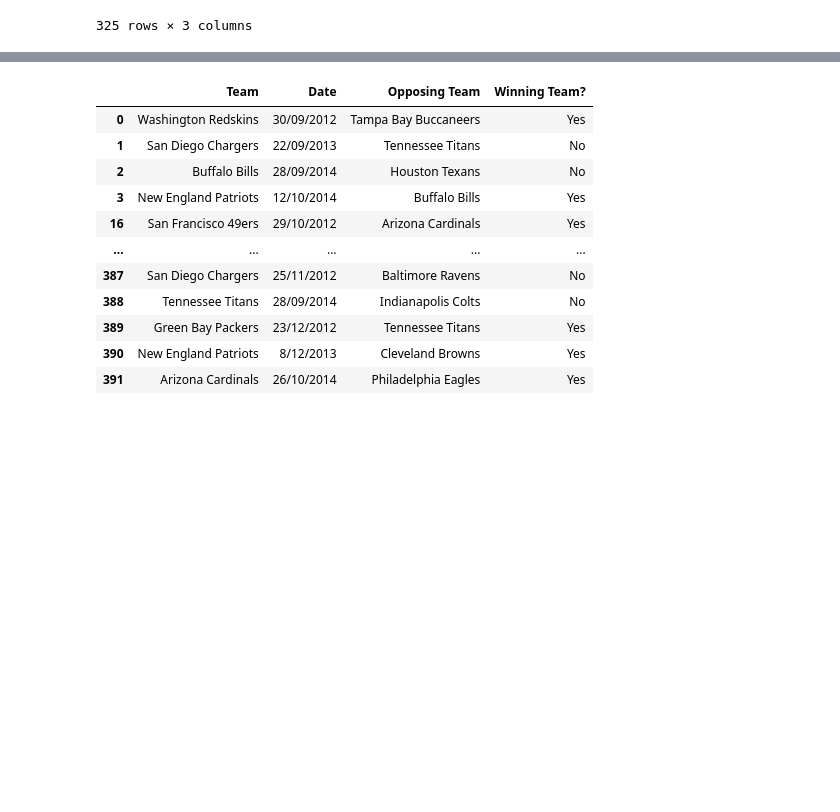
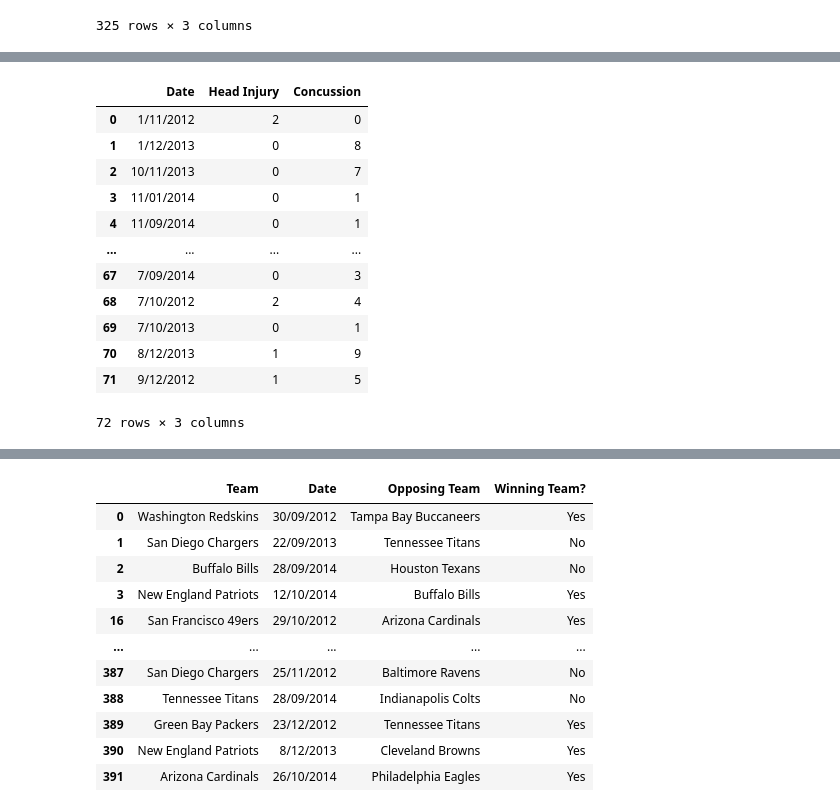
Before and after one commit to DunieCarrasco/nfl_concussion_analysis, a Jupyter notebook: win_lose_visualization.ipynb, the cells around one changed output, grey strips where cells are left out. Cells and saved outputs as stored; diff of their text form; code cells hidden in the pictures; blank space fills up the shorter version.

```diff
--- a/win_lose_visualization.ipynb
+++ b/win_lose_visualization.ipynb
@@ -164,0 +192,7 @@ team_concussion
+# %%
+head_injury = team_concussion.groupby(["Date"]).apply(lambda x: x[x["Reported Injury Type"] == "Head"]["Reported Injury Type"].count())
+# %%
+head_injury = pd.DataFrame(head_injury)
+head_injury = head_injury.reset_index()
+head_injury = head_injury.rename(columns = {"Date":"Date", 0:"Head Injury"})
+head_injury
@@ -164,0 +223,7 @@ team_concussion
+# %%
+concussion_injury = team_concussion.groupby(["Date"]).apply(lambda x: x[x["Reported Injury Type"] == "Concussion"]["Reported Injury Type"].count())
+# %%
+concussion_injury = pd.DataFrame(concussion_injury)
+concussion_injury = concussion_injury.reset_index()
+concussion_injury = concussion_injury.rename(columns = {"Date":"Date", 0:"Concussion"})
+concussion_injury
@@ -164,0 +244,18 @@ team_concussion
+# %%
+compare_head_injury_concussion = head_injury.merge(concussion_injury, left_on='Date', right_on='Date',
+          suffixes=('Head Injury', 'Concussion'))
+compare_head_injury_concussion
+# %% [output]
+|  | Date | Head Injury | Concussion |
+| 0 | 1/11/2012 | 2 | 0 |
+| 1 | 1/12/2013 | 0 | 8 |
+| 2 | 10/11/2013 | 0 | 7 |
+| 3 | 11/01/2014 | 0 | 1 |
+| 4 | 11/09/2014 | 0 | 1 |
+| ... | ... | ... | ... |
+| 67 | 7/09/2014 | 0 | 3 |
+| 68 | 7/10/2012 | 2 | 4 |
+| 69 | 7/10/2013 | 0 | 1 |
+| 70 | 8/12/2013 | 1 | 9 |
+| 71 | 9/12/2012 | 1 | 5 |
+72 rows × 3 columns
```
Also changed, not shown: parts of 17 cells of this notebook, 7 other files.
